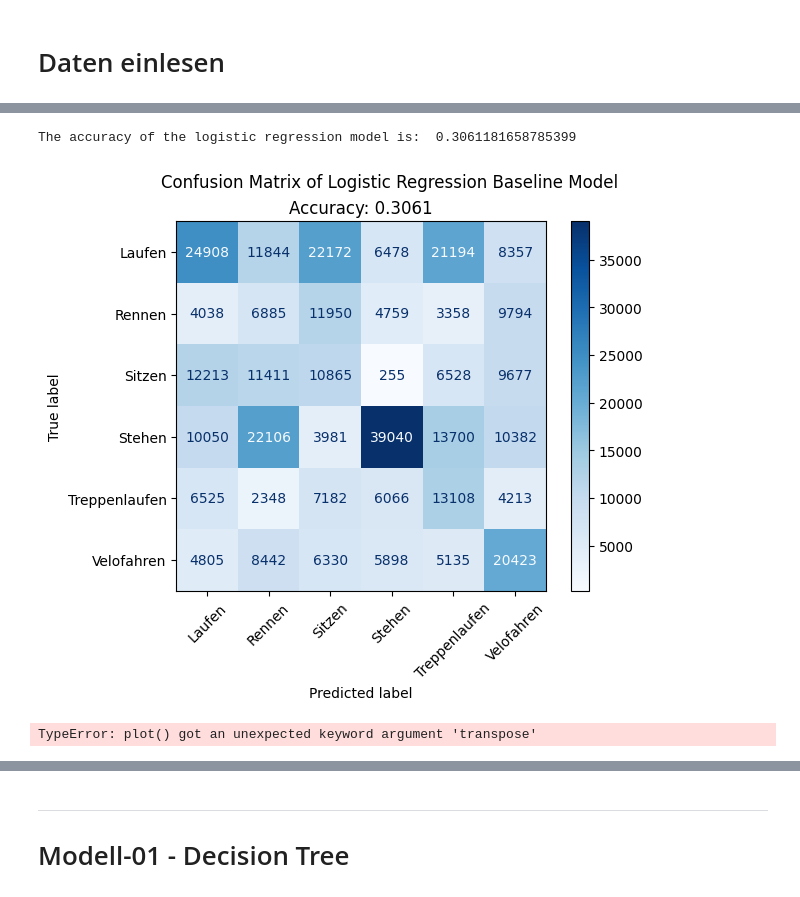
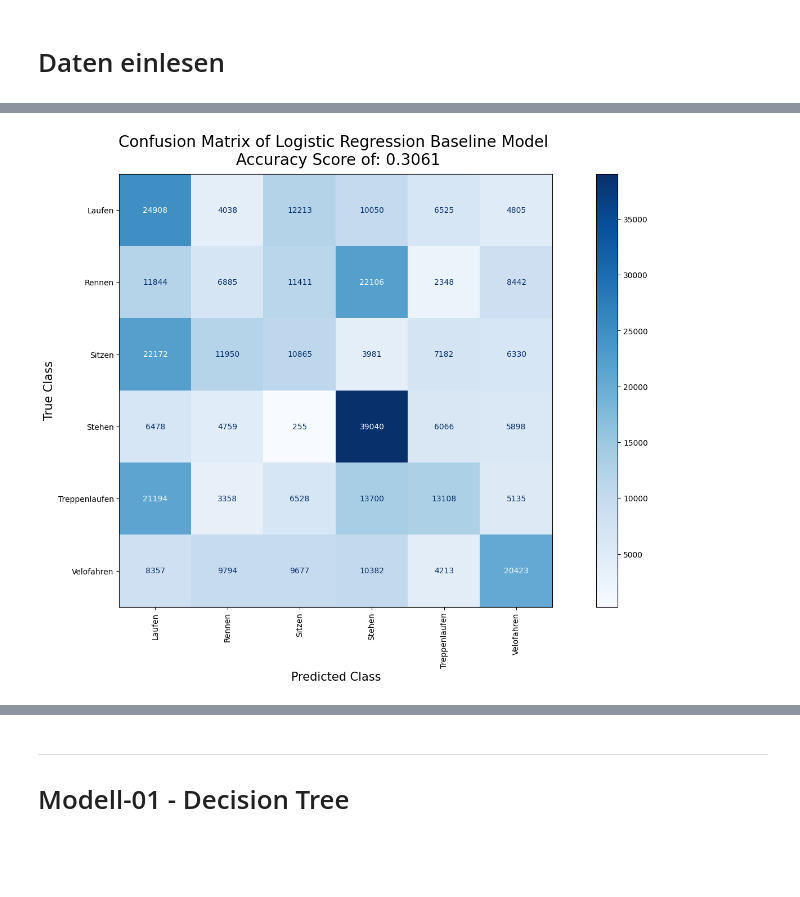
Before and after one commit to CDL1-Sensor/Sensor-Klassifikation-ohne-Deep-Learning, a Jupyter notebook: ML-Modelle.ipynb, the cells around one changed output, grey strips where cells are left out. Saved outputs shown, nothing was run; the diff lists cells and outputs as text; code cells hidden in the pictures; blank space fills up the shorter version.

Commit message:
add baseline model and comparison barplot

```diff
--- a/ML-Modelle.ipynb
+++ b/ML-Modelle.ipynb
@@ -107,17 +107,0 @@ plt.show()
-# %%
-# split the data into baselin_train_X, baseline_train_y, baseline_test_X, baseline_test_y
-baseline_train_X, baseline_test_X, baseline_train_y, baseline_test_y = train_test_split(baseline_data.drop('class', axis = 1), baseline_data['class'], test_size = 0.2, random_state = 42)
-
-# plot the class distribution of the baseline_train_y and baseline_test_y in 2 subplots
-fig, (ax1, ax2) = plt.subplots(1, 2, figsize = (10, 5))
-baseline_train_y.value_counts().plot(kind = "bar", ax = ax1)
-ax1.set_xlabel("Class")
-ax1.set_ylabel("Number of Observations")
-ax1.set_title("Number of Observations per Class in Train Data")
-baseline_test_y.value_counts().plot(kind = "bar", ax = ax2)
-ax2.set_xlabel("Class")
-ax2.set_ylabel("Number of Observations")
-ax2.set_title("Number of Observations per Class in Test Data")
-fig.suptitle("Class Distribution of Train and Test Data", fontsize = 16)
-plt.tight_layout()
-plt.show()
@@ -126,45 +108,26 @@ plt.show()
 # %%
-# create a logistic regression model for multiclass classification
+# create a logistic regression model for multiclass classification with sklearn
 logistic_regression = LogisticRegression(multi_class = "multinomial", solver = "lbfgs", max_iter = 1000)
 
 # fit the logistic regression model
-logistic_regression.fit(baseline_train_X, baseline_train_y)
+logistic_regression.fit(X = baseline_train_X, y = baseline_train_y)
 
-# predict the classes for the test data
-baseline_test_y_pred = logistic_regression.predict(baseline_test_X)
+# predict the classes for the val data
+baseline_val_y_pred = logistic_regression.predict(X = baseline_val_X)
 
-# calculate the accuracy of the logistic regression model
-baseline_test_accuracy = accuracy_score(baseline_test_y, baseline_test_y_pred)
+# calculate the accuracy of the logistic regression model with train data and val data
+baseline_val_accuracy = accuracy_score(y_true = baseline_val_y, y_pred = baseline_val_y_pred)
 
-# print the accuracy of the logistic regression model
-print("The accuracy of the logistic regression model is: ", baseline_test_accuracy)
+# create a confusion matrix display
+baseline_confmatrix = confusion_matrix(y_true = baseline_val_y, y_pred = baseline_val_y_pred)
 
 # plot the confusion matrix of the logistic regression model
-cm = confusion_matrix(baseline_test_y_pred, baseline_test_y)
-
-# create a confusion matrix display with title
-disp = ConfusionMatrixDisplay(confusion_matrix=cm, display_labels=logistic_regression.classes_)
-disp.plot(cmap = "Blues", values_format = "d")
-
-plt.suptitle("Confusion Matrix of Logistic Regression Baseline Model")
-# add accuracy as subtitle
-plt.title("Accuracy: " + str(round(baseline_test_accuracy, 4)), fontsize = 12)
-# rotate x ticks
-plt.xticks(rotation = 45)
+fig, ax = plt.subplots(figsize = (20,10))
+disp = ConfusionMatrixDisplay(confusion_matrix=baseline_confmatrix, display_labels=logistic_regression.classes_)
+disp.plot(ax = ax, cmap = "Blues", values_format = "d", xticks_rotation = 'vertical')
+plt.title("Confusion Matrix of Logistic Regression Baseline Model \n Accuracy Score of: " + str(round(baseline_val_accuracy, 4)), fontsize = 20, y = 1.01)
+plt.xlabel("Predicted Class", fontsize = 15)
+plt.ylabel("True Class", fontsize = 15)
 plt.show()
 # %% [output]
-The accuracy of the logistic regression model is:  0.3061181658785399
-[figure, old version]
+[figure, new version]
-# %%
-# create a confusion matrix display with title
-disp = ConfusionMatrixDisplay(confusion_matrix=cm, display_labels=logistic_regression.classes_)
-disp.plot(cmap = "Blues", values_format = "d")
-
-plt.suptitle("Confusion Matrix of Logistic Regression Baseline Model")
-# add accuracy as subtitle
-plt.title("Accuracy: " + str(round(baseline_test_accuracy, 4)), fontsize = 12)
-# rotate x ticks
-plt.xticks(rotation = 45)
-plt.show()
-# %% [output]
-TypeError: plot() got an unexpected keyword argument 'transpose'
```
Also changed, not shown: parts of 14 cells of this notebook.
